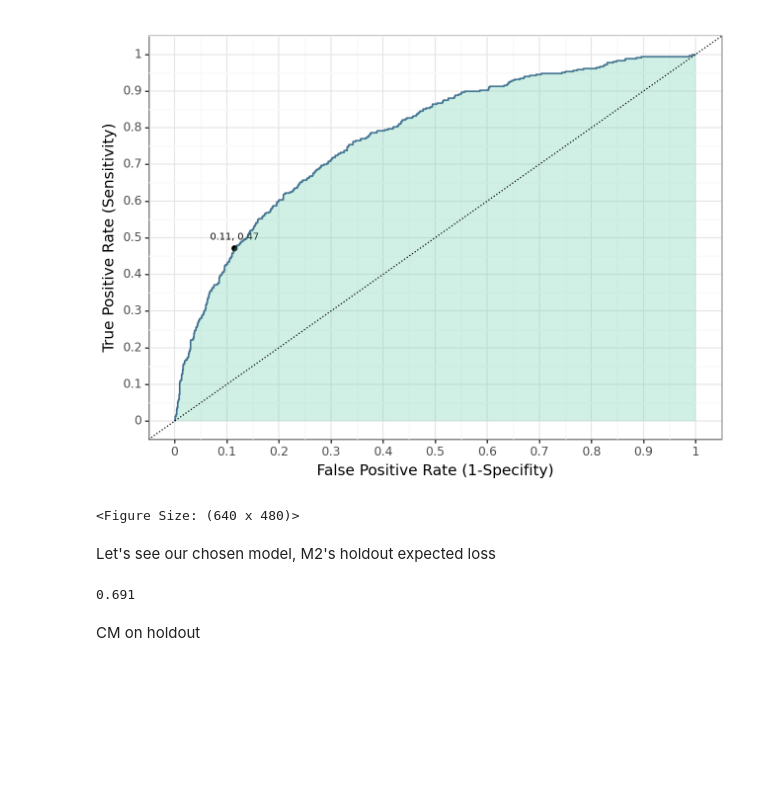
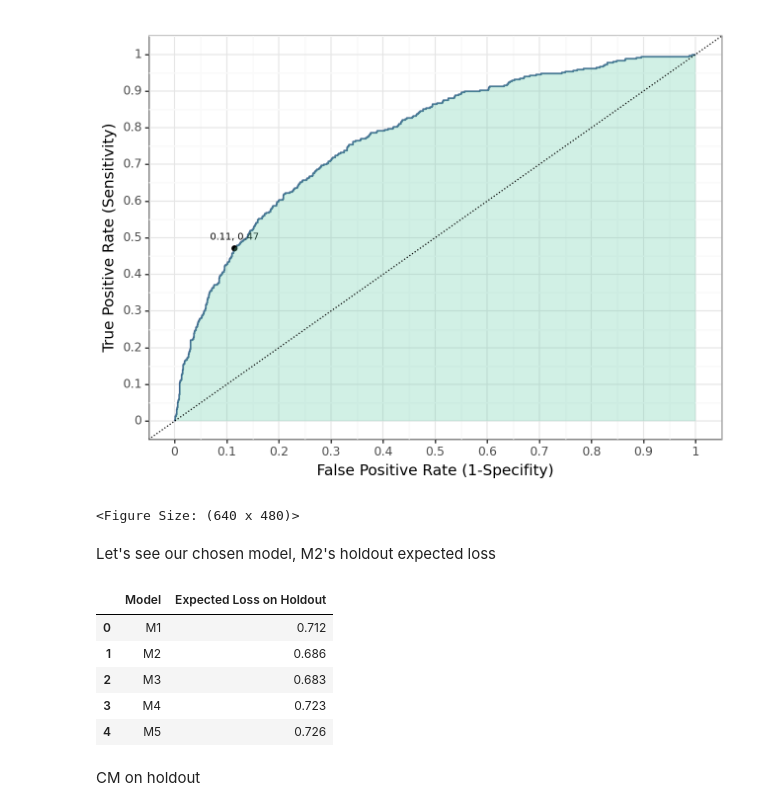
Before and after one commit to kocakale/DataAnalytics, a Jupyter notebook: DA3_Assignment3.ipynb, the cells around one changed output. Saved outputs shown, nothing was run; the diff lists cells and outputs as text; code cells hidden in the pictures; blank space fills up the shorter version.

```diff
--- a/DA3_Assignment3.ipynb
+++ b/DA3_Assignment3.ipynb
@@ -1453,19 +1456,36 @@ create_roc_plot_with_optimal(
 # %% [markdown]
 Let's see our chosen model, M2's holdout expected loss
 # %%
-best_logit_optimal_treshold = best_thresholds_cv["LASSO"]
+expected_losses_in_logits = []
 
-# Get expected loss on holdout
-holdout_treshold = np.where(
+for i in ["M1", "M2", "M3", "M4", "M5"]:
+    best_logit_optimal_treshold = best_thresholds_cv[i]
+
+    # Get expected loss on holdout
+    holdout_treshold = np.where(
     data_holdout["best_logit_pred_proba"] < best_logit_optimal_treshold, 0, 1
-)
-tn, fp, fn, tp = confusion_matrix(
+    )
+    tn, fp, fn, tp = confusion_matrix(
     data_holdout["default"], holdout_treshold, labels=[0, 1]
-).ravel()
-expected_loss_holdout = (fp * FP + fn * FN) / len(data_holdout["default"])
-round(expected_loss_holdout, 3)
+    ).ravel()
+    expected_loss_holdout = (fp * FP + fn * FN) / len(data_holdout["default"])
+
+    expected_losses_in_logits.append(round(expected_loss_holdout, 3))
+
+    # Store results in a DataFrame
+df_expected_losses_in_logits = pd.DataFrame({
+    'Model': ['M1', 'M2', 'M3', 'M4', 'M5'],
+    'Expected Loss on Holdout': expected_losses_in_logits
+})
+
+df_expected_losses_in_logits
 # %% [output]
-0.691
+|  | Model | Expected Loss on Holdout |
+| 0 | M1 | 0.712 |
+| 1 | M2 | 0.686 |
+| 2 | M3 | 0.683 |
+| 3 | M4 | 0.723 |
+| 4 | M5 | 0.726 |
 # %% [markdown]
 CM on holdout
 # %%
```
Also changed, not shown: parts of 2 cells of this notebook.
